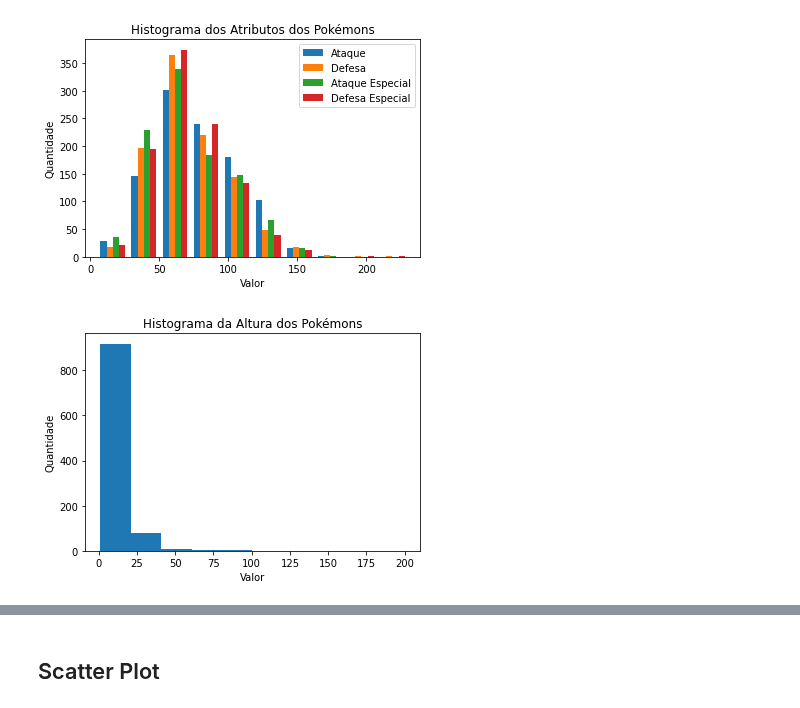
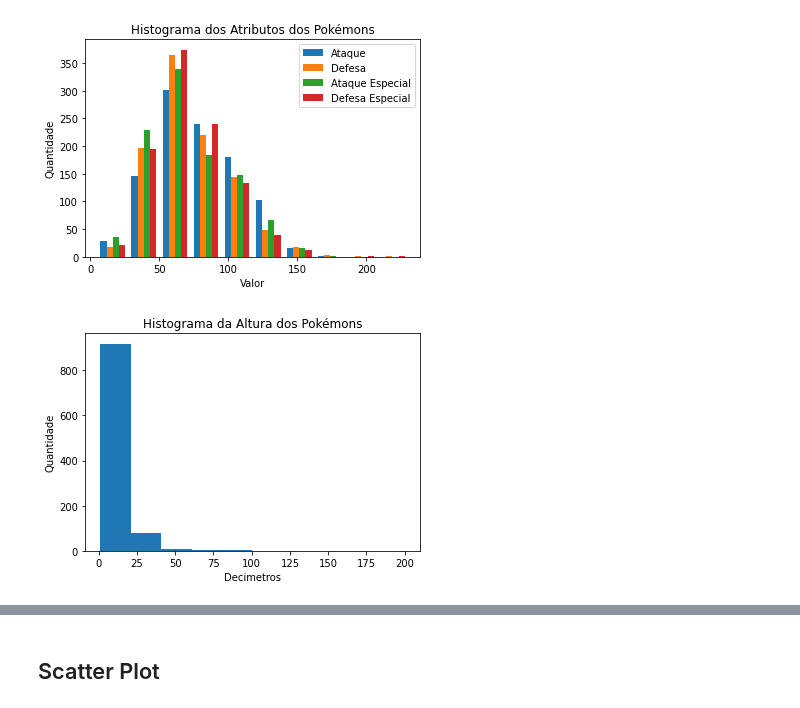
Before and after one commit to CaioCBCouto/Estatistica, a Jupyter notebook: ccbc.ipynb, the cells around one changed output, grey strips where cells are left out. Cells and saved outputs as stored; diff of their text form; code cells hidden in the pictures.

```diff
--- a/ccbc.ipynb
+++ b/ccbc.ipynb
@@ -132,9 +132,9 @@ plt.show()
 # %%
 fig, ax = plt.subplots()
 ax.hist(hei)
 ax.set_title('Histograma da Altura dos Pokémons')
-ax.set_xlabel('Valor')
+ax.set_xlabel('Decimetros')
 ax.set_ylabel('Quantidade')
 plt.show()
 # %% [output]
-[figure, old version]
+[figure, new version]
```
Also changed, not shown: parts of 31 cells of this notebook, 2 other files.
